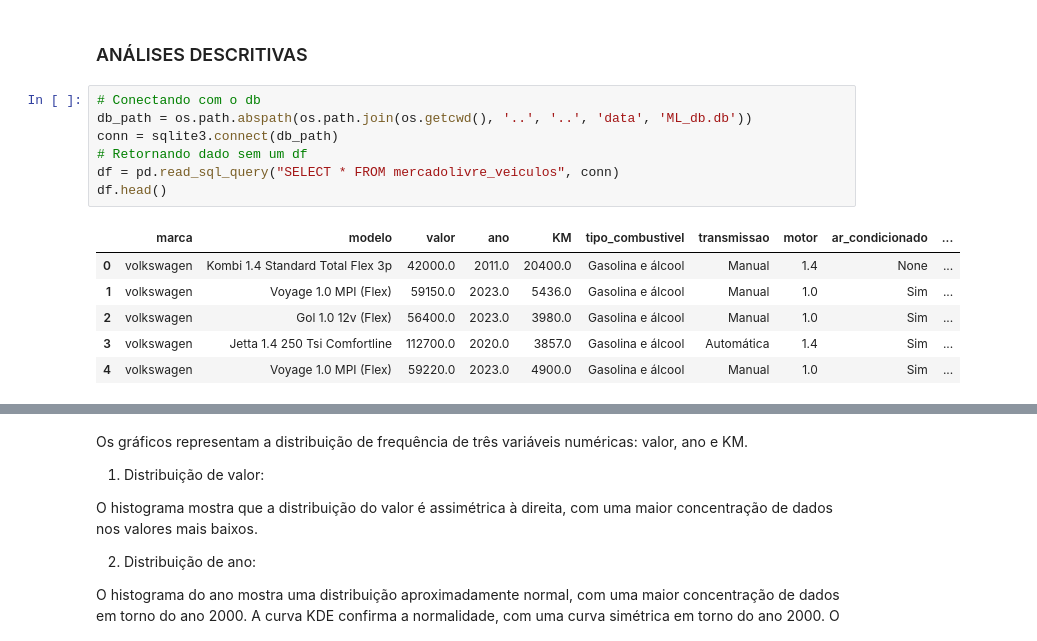
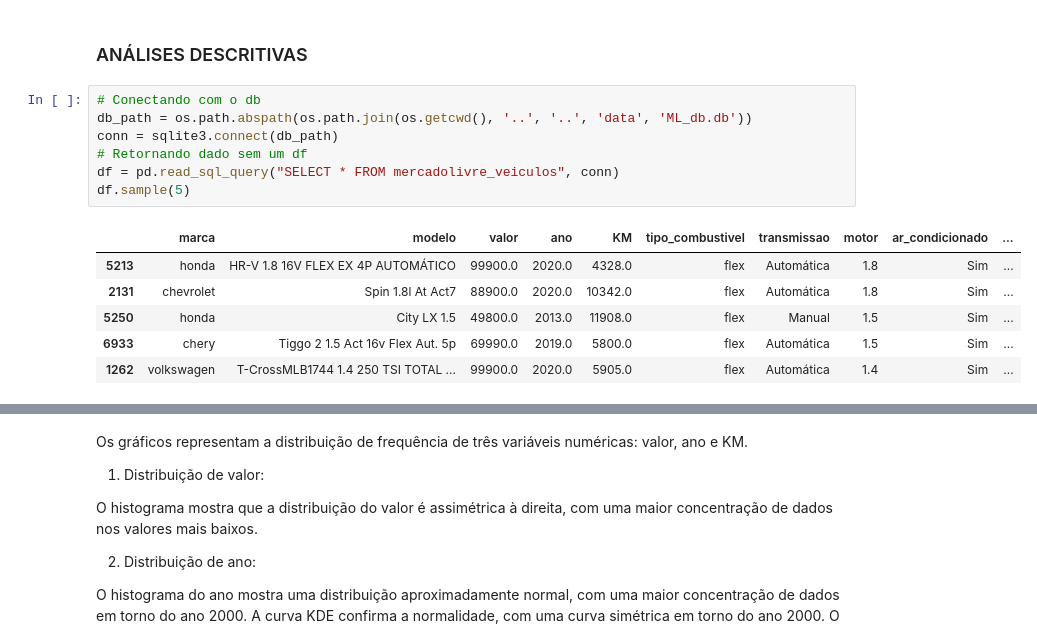
Before and after one commit to RailanDeivid/MercadoLivre_Scraper_and_CarPricePredictor, a Jupyter notebook: src/analysis/EDA.ipynb, the cells around one changed output, grey strips where cells are left out. Drawn from its saved outputs; the diff is of its cells as text.

```diff
--- a/src/analysis/EDA.ipynb
+++ b/src/analysis/EDA.ipynb
@@ -15,14 +17,14 @@ import os
 # %%
 # Conectando com o db
 db_path = os.path.abspath(os.path.join(os.getcwd(), '..', '..', 'data', 'ML_db.db'))
 conn = sqlite3.connect(db_path)
 # Retornando dado sem um df
 df = pd.read_sql_query("SELECT * FROM mercadolivre_veiculos", conn)
-df.head()
+df.sample(5)
 # %% [output]
 |  | marca | modelo | valor | ano | KM | tipo_combustivel | transmissao | motor | ar_condicionado | ... |
-| 0 | volkswagen | Kombi 1.4 Standard Total Flex 3p | 42000.0 | 2011.0 | 20400.0 | Gasolina e álcool | Manual | 1.4 | None | ... |
-| 1 | volkswagen | Voyage 1.0 MPI (Flex) | 59150.0 | 2023.0 | 5436.0 | Gasolina e álcool | Manual | 1.0 | Sim | ... |
-| 2 | volkswagen | Gol 1.0 12v (Flex) | 56400.0 | 2023.0 | 3980.0 | Gasolina e álcool | Manual | 1.0 | Sim | ... |
-| 3 | volkswagen | Jetta 1.4 250 Tsi Comfortline | 112700.0 | 2020.0 | 3857.0 | Gasolina e álcool | Automática | 1.4 | Sim | ... |
-| 4 | volkswagen | Voyage 1.0 MPI (Flex) | 59220.0 | 2023.0 | 4900.0 | Gasolina e álcool | Manual | 1.0 | Sim | ... |
+| 5213 | honda | HR-V 1.8 16V FLEX EX 4P AUTOMÁTICO | 99900.0 | 2020.0 | 4328.0 | flex | Automática | 1.8 | Sim | ... |
+| 2131 | chevrolet | Spin 1.8l At Act7 | 88900.0 | 2020.0 | 10342.0 | flex | Automática | 1.8 | Sim | ... |
+| 5250 | honda | City LX 1.5 | 49800.0 | 2013.0 | 11908.0 | flex | Manual | 1.5 | Sim | ... |
+| 6933 | chery | Tiggo 2 1.5 Act 16v Flex Aut. 5p | 69990.0 | 2019.0 | 5800.0 | flex | Automática | 1.5 | Sim | ... |
+| 1262 | volkswagen | T-CrossMLB1744 1.4 250 TSI TOTAL ... | 99900.0 | 2020.0 | 5905.0 | flex | Automática | 1.4 | Sim | ... |
```
Also changed, not shown: parts of 30 cells of this notebook, 3 other files.
